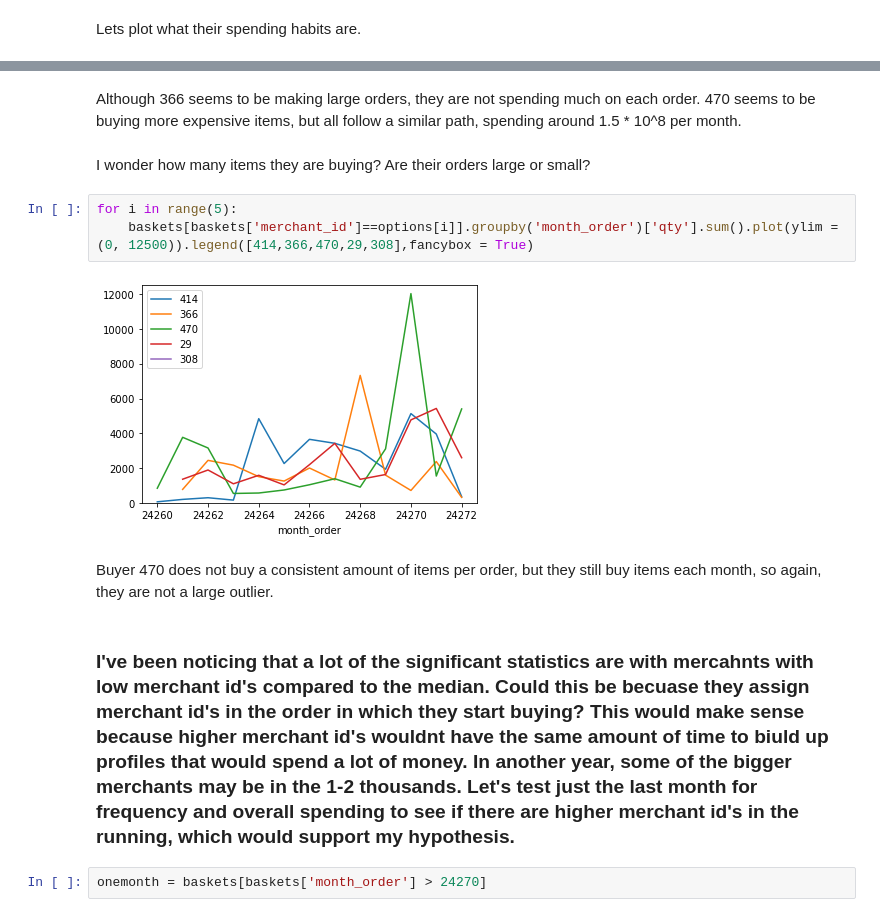
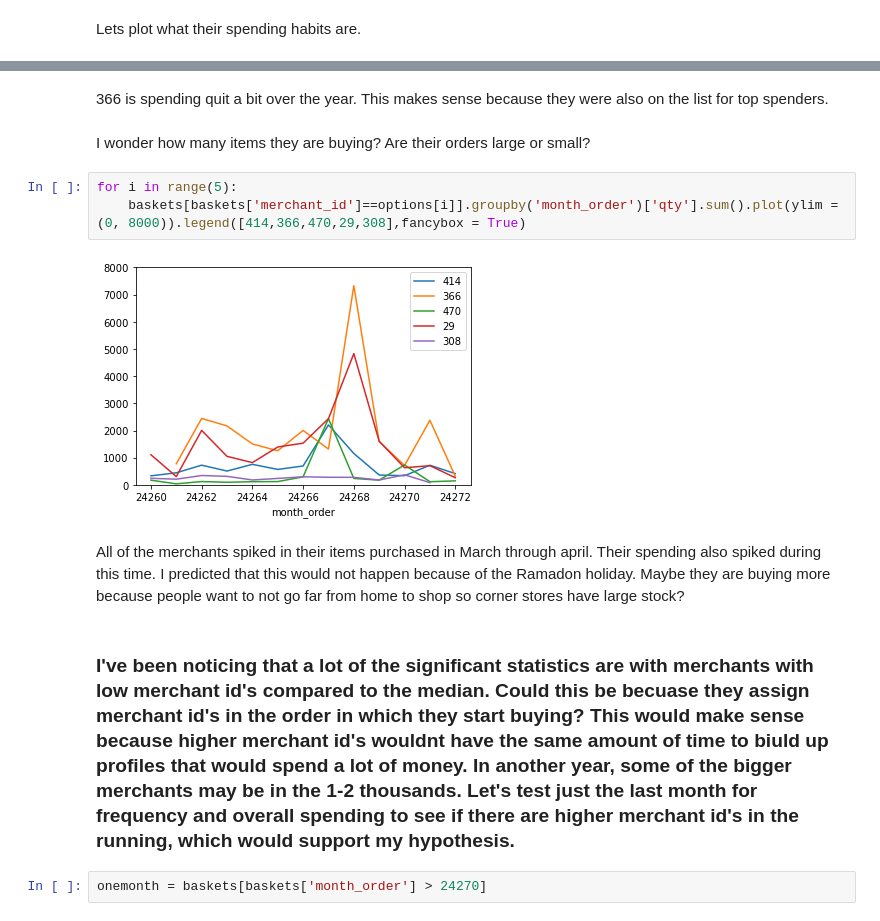
Before and after one commit to graceflitsch/DataScience, a Jupyter notebook: GNB3.ipynb, the cells around one changed output, grey strips where cells are left out. Saved outputs shown, nothing was run; the diff lists cells and outputs as text.

```diff
--- a/GNB3.ipynb
+++ b/GNB3.ipynb
@@ -225,16 +225,16 @@ for i in range(5):
-# %% [markdown]
-Although 366 seems to be making large orders, they are not spending much on each order. 470 seems to be buying more expensive items, but all follow a similar path, spending around 1.5 * 10^8 per month.
+# %% [markdown]
+366 is spending quit a bit over the year. This makes sense because they were also on the list for top spenders.
 # %% [markdown]
 I wonder how many items they are buying? Are their orders large or small?
 # %%
 for i in range(5):
-    baskets[baskets['merchant_id']==options[i]].groupby('month_order')['qty'].sum().plot(ylim = (0, 12500)).legend([414,366,470,29,308],fancybox = True)
+    baskets[baskets['merchant_id']==options[i]].groupby('month_order')['qty'].sum().plot(ylim = (0, 8000)).legend([414,366,470,29,308],fancybox = True)
 # %% [output]
-[figure, old version]
+[figure, new version]
 # %% [markdown]
-Buyer 470 does not buy a consistent amount of items per order, but they still buy items each month, so again, they are not a large outlier.
+All of the merchants spiked in their items purchased in March through april. Their spending also spiked during this time. I predicted that this would not happen because of the Ramadon holiday. Maybe they are buying more because people want to not go far from home to shop so corner stores have large stock?
 # %% [markdown]
-### I've been noticing that a lot of the significant statistics are with mercahnts with low merchant id's compared to the median. Could this be becuase they assign merchant id's in the order in which they start buying? This would make sense because higher merchant id's wouldnt have the same amount of time to biuld up profiles that would spend a lot of money. In another year, some of the bigger merchants may be in the 1-2 thousands. Let's test just the last month for frequency and overall spending to see if there are higher merchant id's in the running, which would support my hypothesis.
+### I've been noticing that a lot of the significant statistics are with merchants with low merchant id's compared to the median. Could this be becuase they assign merchant id's in the order in which they start buying? This would make sense because higher merchant id's wouldnt have the same amount of time to biuld up profiles that would spend a lot of money. In another year, some of the bigger merchants may be in the 1-2 thousands. Let's test just the last month for frequency and overall spending to see if there are higher merchant id's in the running, which would support my hypothesis.
 # %%
 onemonth = baskets[baskets['month_order'] > 24270]
 # %%
```
Also changed, not shown: parts of 23 cells of this notebook.
